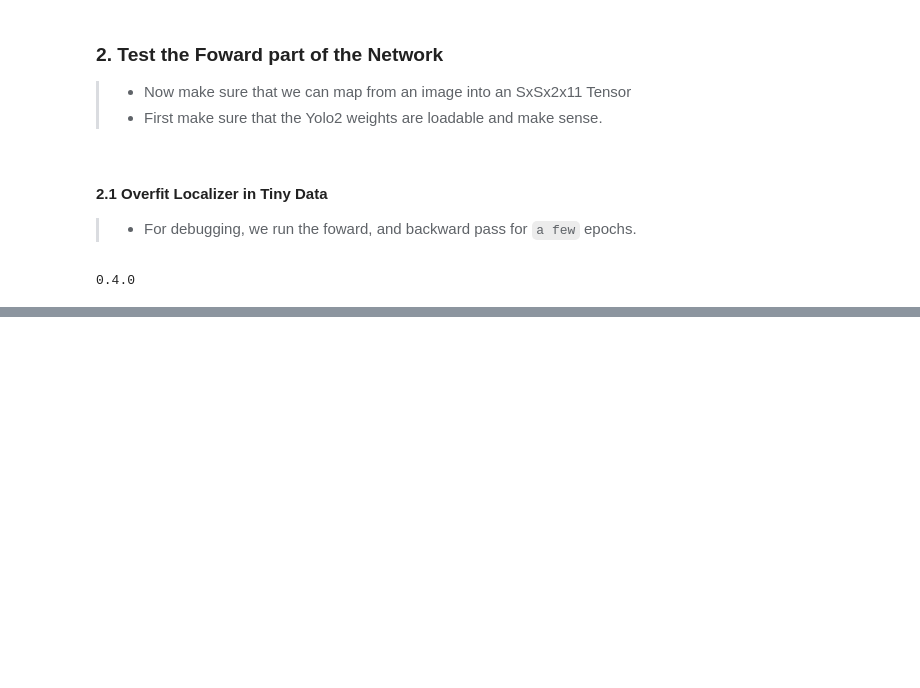
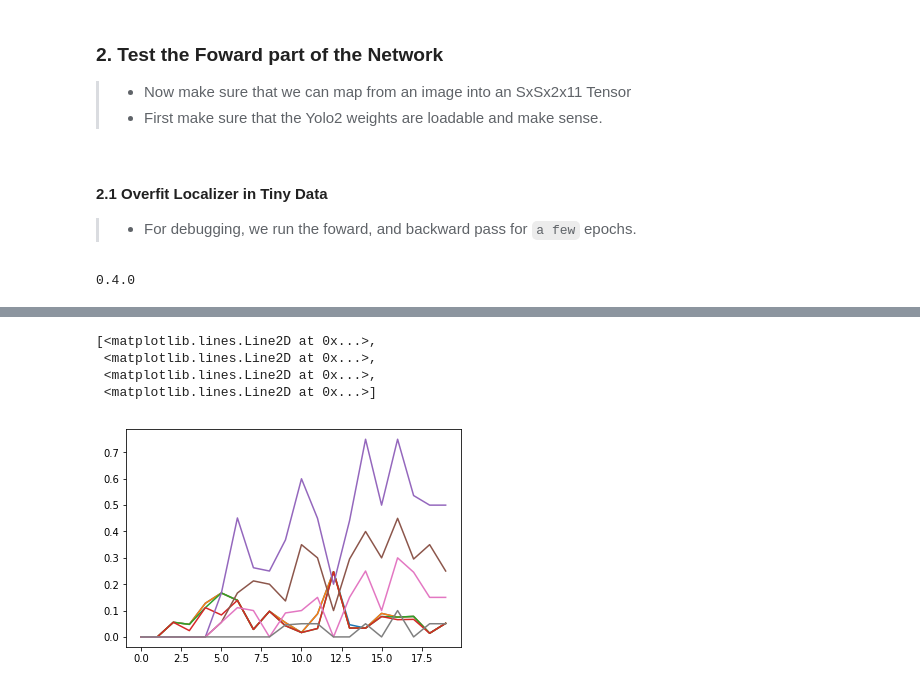
Before and after one commit to jlikhuva/NutritionProject, a Jupyter notebook: Localizer/prototypes.ipynb, the cells around one changed output, grey strips where cells are left out. Saved outputs shown, nothing was run; the diff lists cells and outputs as text; code cells hidden in the pictures; blank space fills up the shorter version.

```diff
--- a/Localizer/prototypes.ipynb
+++ b/Localizer/prototypes.ipynb
@@ -50,19 +47,19 @@ def train_localizer_network():
     debug = not torch.cuda.is_available()
     dataset = DataLoader(
         NutritionDataset(IMAGE_DIR, BOXES, DATA_PATH, debug=debug),
-        batch_size=45, shuffle=True, num_workers=16,
+        batch_size=48, shuffle=True, num_workers=16,
     )
     dev = DataLoader(
         NutritionDataset(IMAGE_DIR, BOXES, DATA_PATH, split='dev', debug=debug),
-        batch_size=45, shuffle=True, num_workers=16,
+        batch_size=48, shuffle=True, num_workers=16,
     )
     model = LocalizerNet(YOLO_PATH)
     optimizer = torch.optim.Adam(
         filter(lambda p: p.requires_grad, model.parameters()),
-        lr=1e-2, amsgrad=True
+        lr=1e-4
     )
     scheduler = torch.optim.lr_scheduler.ReduceLROnPlateau(optimizer, 'min', patience=2)
-    r = train_localizer(model, optimizer, dataset, dev, epochs=20, scheduler=scheduler)
+    r = train_localizer(model, optimizer, dataset, dev, epochs=100, scheduler=scheduler, restore=False)
     return r
 # %%
 train_losses, dev_losses, train_map, dev_map = train_localizer_network()
@@ -120,6 +77,12 @@ plot(train_losses, dev_losses, title='Loss Curves')
 # %%
-# plt.plot(dev_map)
-# plt.plot(train_map)
+plt.plot(dev_map)
+plt.plot(train_map)
+# %% [output]
+[<matplotlib.lines.Line2D at 0x...>,
+ <matplotlib.lines.Line2D at 0x...>,
+ <matplotlib.lines.Line2D at 0x...>,
+ <matplotlib.lines.Line2D at 0x...>]
+[figure, added]
 # %%
 def calculate_mean_image():
     '''
```
Also changed, not shown: parts of 3 cells of this notebook, 2 other files.
